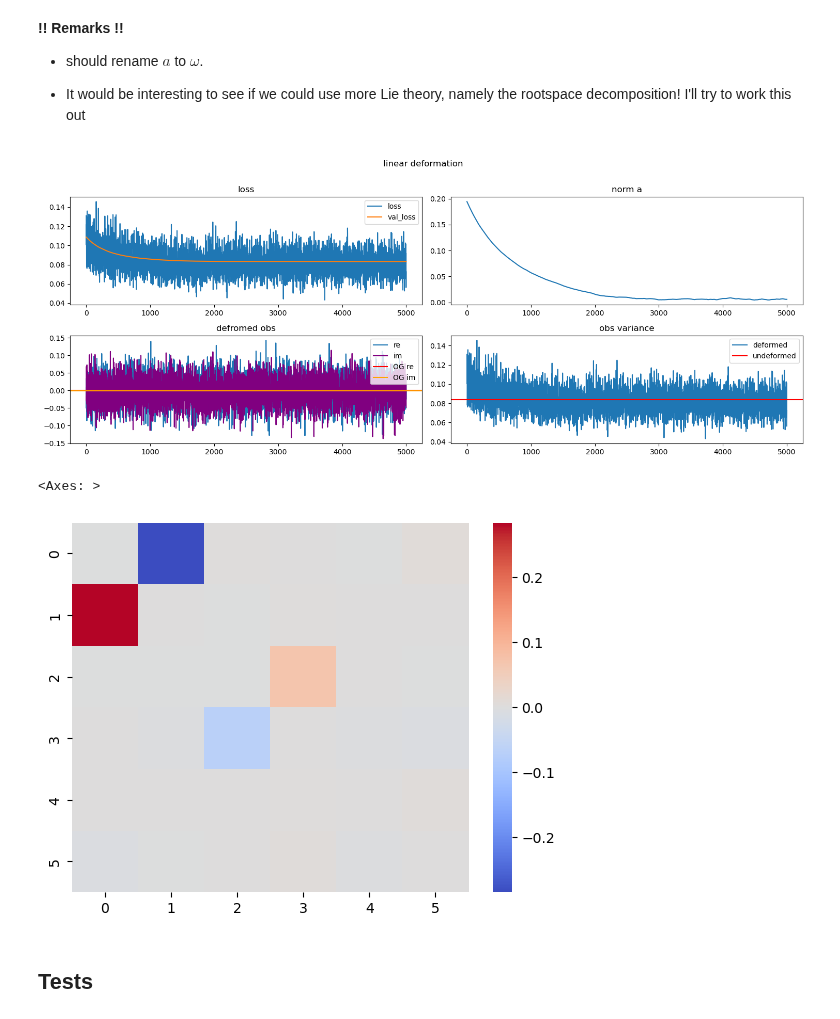
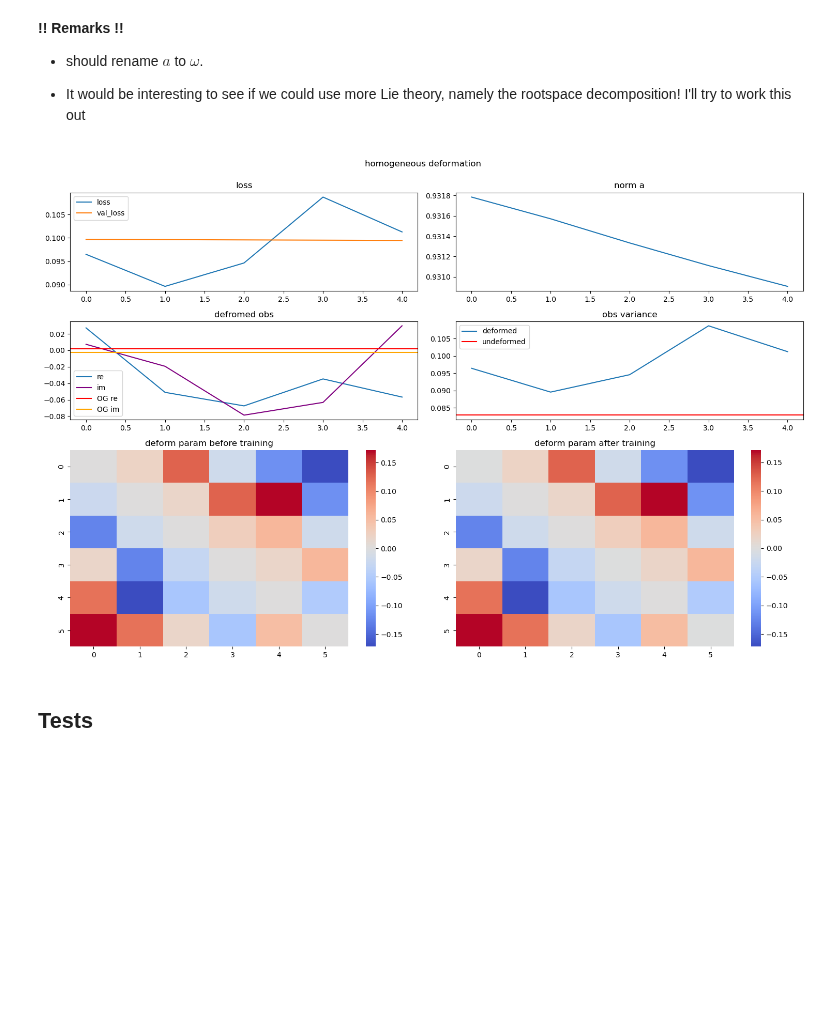
Before and after one commit to dHuberYoumans/CPNStN, a Jupyter notebook: toy_model/toy_model.ipynb, the cells around one changed output. Drawn from its saved outputs; the diff is of its cells as text; code cells hidden in the pictures; blank space fills up the shorter version.

Commit message:
testing variance minimisation
ran more tests: homogeneous/torus seems to prefer a single non-trivial (Cartan) direction

```diff
--- a/toy_model/toy_model.ipynb
+++ b/toy_model/toy_model.ipynb
@@ -1293,9 +1322,10 @@ obs = lambda phi: fuzzy_zero(phi,i,j)
 
 # SET PARAMETERS
 
+deformation = 'homogeneous'
 # LINEAR DEFORMATION (! works well with logloss)
-a = 0.1*torch.randn(*phi.shape[1:]) # deform params linear
-deformation = 'linear'
+# a = 0.1*torch.randn(*phi.shape[1:]) # deform params linear
+# deformation = 'linear'
 
 # U(n+1) TORUS DEFORMATION (! works better with loss)
 # a = 0.1*torch.randn(phi.shape[-3],phi.shape[-2]//2,phi.shape[-1])
@@ -1312,7 +1342,9 @@ deformation = 'linear'
 # deformation = 'homogeneous'
 
 # SETUP MODEL
-model = ZeroDModel(dim_C=n,observable=obs,deformation=deformation,deformation_param=a,beta=beta)
+model = ZeroDModel(dim_C=n,observable=obs,deformation=deformation,beta=beta)
+
+a0 = model.get_deformation_param().copy() # get initial deformation parameter before training
 
 optimizer = optim.Adam(model.parameters(),lr=alpha)
 
@@ -1367,39 +1399,52 @@ for epoch in tqdm(range(epochs)):
     losses_train.append(grab(loss_train))
     losses_val.append(grab(loss_val))
 
-    if deformation == 'linear':
-        anorm.append(np.linalg.norm(grab(a).ravel())) # get vector norm
-    else:
-        matrix_norms = torch.linalg.matrix_norm(a.detach()) # get matrix norm
-        anorm.append(matrix_norms.sum())
+    anorm.append(np.linalg.norm(model.get_deformation_param().ravel())) # get vector norm if deformation is 'linear' or matrix norm if 'homogeneous' or 'torus'
+
+    # if deformation == 'linear':
+    #     anorm.append(np.linalg.norm(model.get_deformation_param().ravel())) # get vector norm
+    # else:
+    #     matrix_norms = np.linalg.norm(model.get_deformation_param()) # get matrix norm
+    #     anorm.append(matrix_norms.sum())
 
 # VARIANCE OF UNDEFORMED MODEL
 undeformed_obs = obs(phi)
+
+# GET DEFORMATION PARAMETER AFTER TRAINING
+af = model.get_deformation_param() # get initial deformation parameter before training
 # %%
 # PLOT
-fig, ax = plt.subplots(nrows=2,ncols=2,figsize=(15,6))
+
+fig, ax = plt.subplots(nrows=3,ncols=2,figsize=(15,10),gridspec_kw={'height_ratios': [1, 1, 2]})
+
 plt.suptitle(deformation + ' deformation\n')
 ax[0,1].plot(anorm)
 ax[0,1].set_title('norm a')
 
 ax[0,0].plot(losses_train,label='loss')
 ax[0,0].plot(losses_val,label='val_loss')
 ax[0,0].legend()
 ax[0,0].set_title(loss_name)
 ax[0,0].legend()
 
 ax[1,0].plot([z.real for z in observable],label='re')
 ax[1,0].plot([z.imag for z in observable],label='im',color='purple')
 ax[1,0].axhline(y=undeformed_obs.mean().real,xmin=0,xmax=phi.shape[0],label='OG re',color='red')
 ax[1,0].axhline(y=undeformed_obs.mean().imag,xmin=0,xmax=phi.shape[0],label='OG im',color='orange')
 ax[1,0].set_title('defromed obs')
 ax[1,0].legend()
 
 ax[1,1].plot([z.real for z in observable_var],label='deformed')
 ax[1,1].axhline(y=undeformed_obs.var(),xmin=0,xmax=phi.shape[0],label='undeformed',color='red')
 ax[1,1].set_title('obs variance')
 ax[1,1].legend()
 
+# if deformation == 'homogeneous' or deformation == 'torus':
+sns.heatmap(data=a0[0],ax=ax[2,0],cmap='coolwarm')
+ax[2,0].set_title('deform param before training')
+sns.heatmap(data=af[0],ax=ax[2,1],cmap='coolwarm')
+ax[2,1].set_title('deform param after training')
+
 plt.tight_layout();
 # %% [output]
-[figure, old version]
+[figure, new version]
@@ -1408,8 +1451,3 @@ import seaborn as sns
-# %%
-sns.heatmap(grab(model.a),cmap='coolwarm')
-# %% [output]
-<Axes: >
-[figure, removed]
 # %% [markdown]
 ## Tests
 # %%
```
Also changed, not shown: parts of 2 cells of this notebook.
